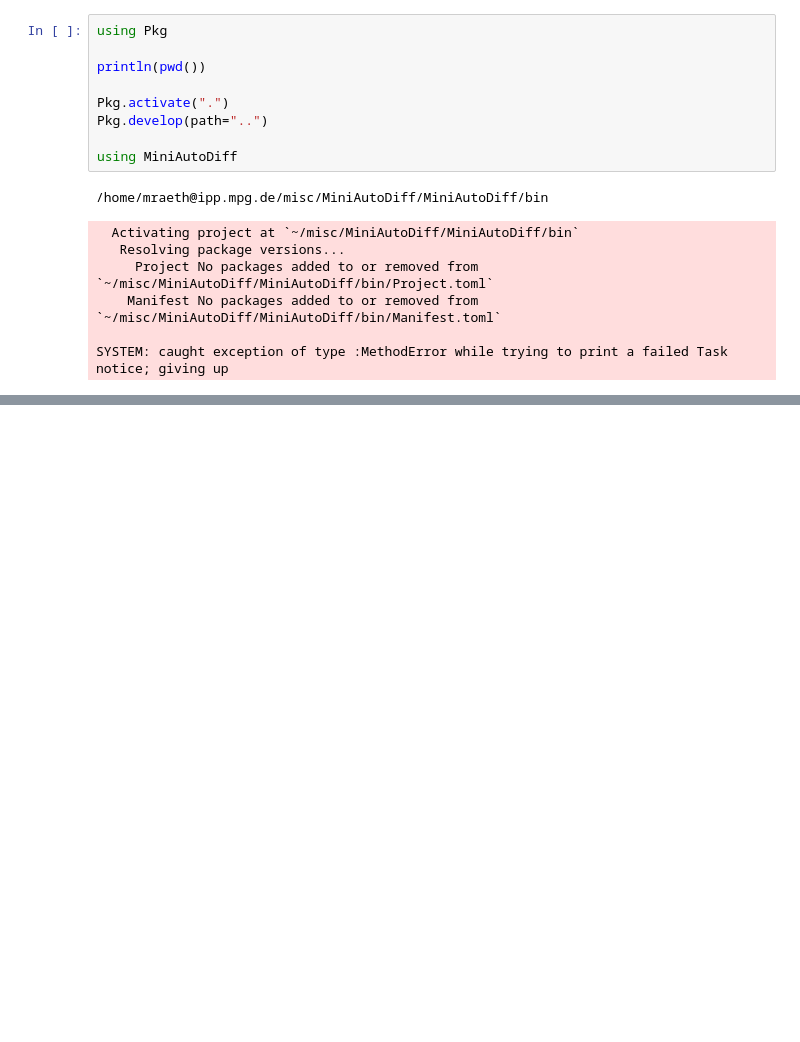
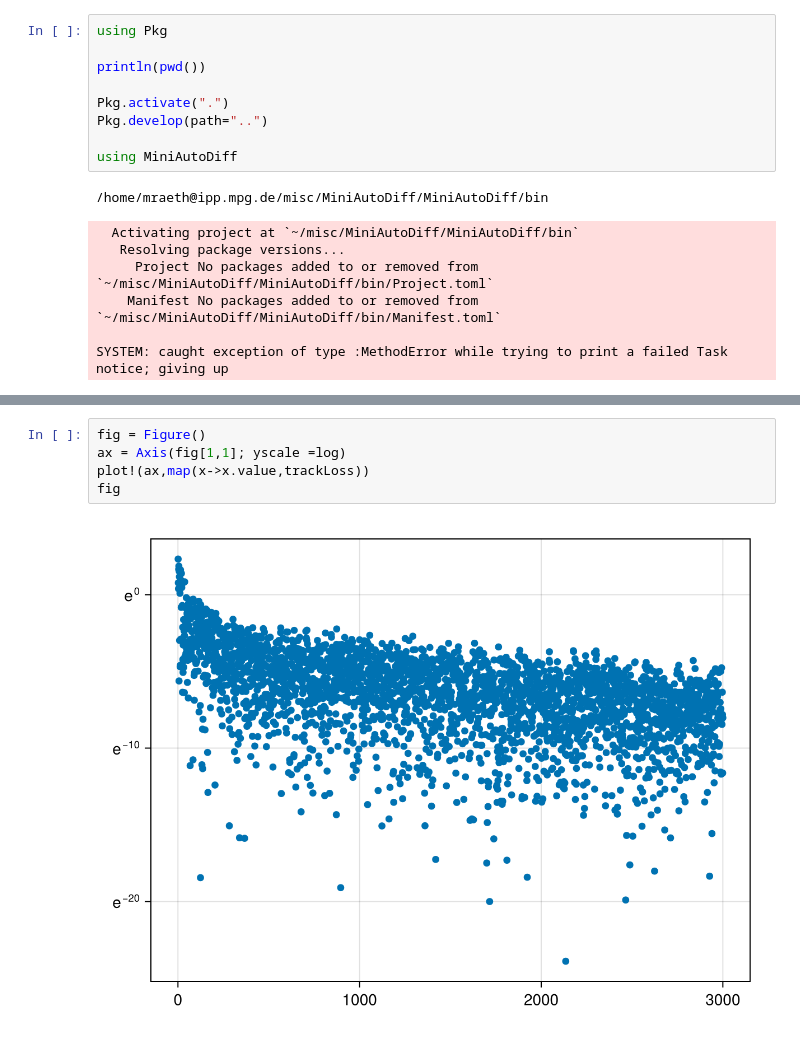
Before and after one commit to mraeth/MiniAutoDiff.jl, a Jupyter notebook: bin/test_notebook.ipynb, the cells around one changed output, grey strips where cells are left out. Drawn from its saved outputs; the diff is of its cells as text; blank space fills up the shorter version.

```diff
--- a/bin/test_notebook.ipynb
+++ b/bin/test_notebook.ipynb
@@ -74,0 +145,7 @@ Float64(1)
+# %%
+fig = Figure()
+ax = Axis(fig[1,1]; yscale =log)
+plot!(ax,map(x->x.value,trackLoss))
+fig
+# %% [output]
+[figure, added]
```
Also changed, not shown: parts of 10 cells of this notebook, 5 other files.
